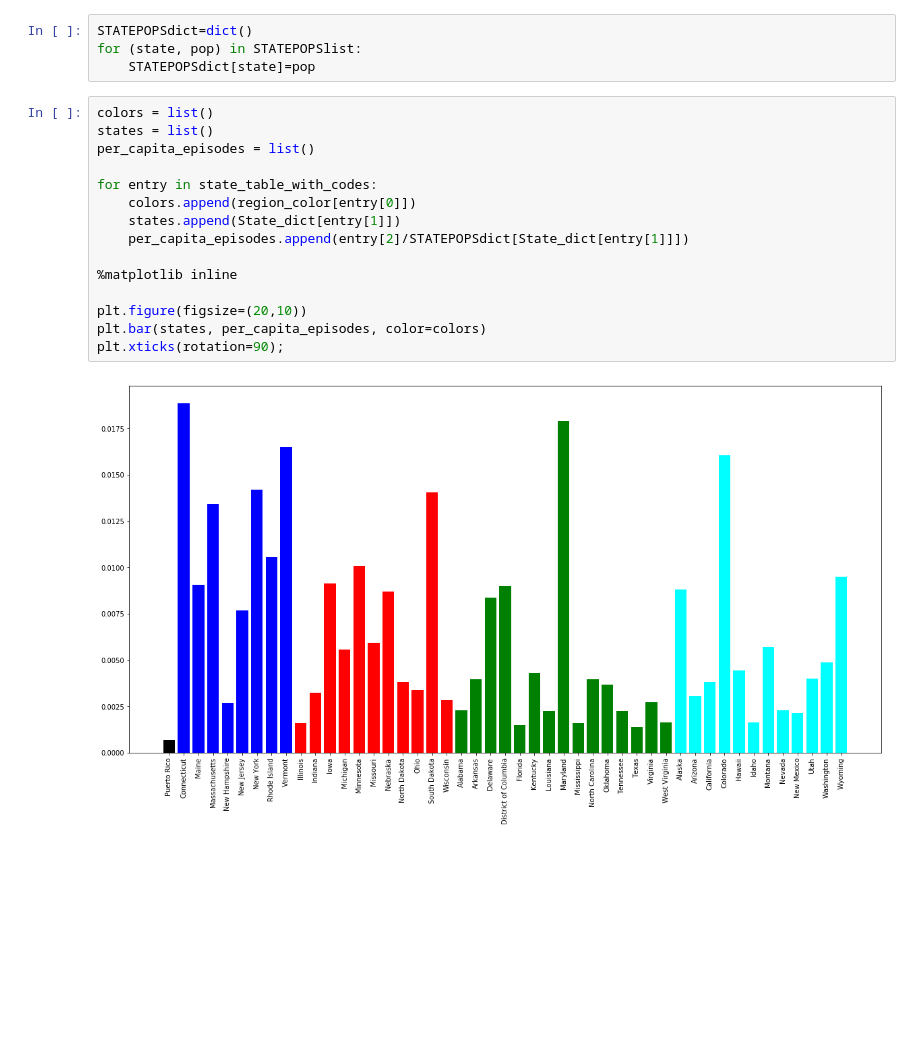
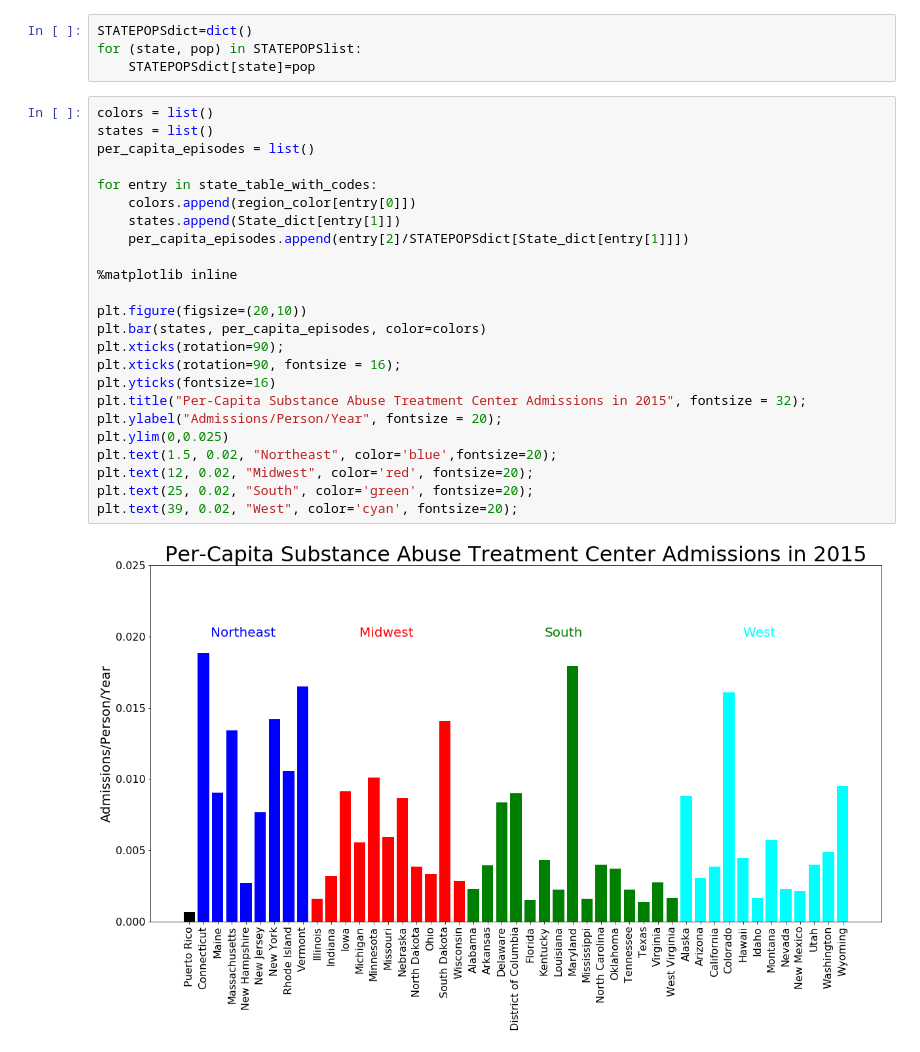
Before and after one commit to katevitale/SAMHDA, a Jupyter notebook: Main.ipynb, the cells around one changed output. Saved outputs shown, nothing was run; the diff lists cells and outputs as text; blank space fills up the shorter version.

```diff
--- a/Main.ipynb
+++ b/Main.ipynb
@@ -68,17 +77,26 @@ for (state, pop) in STATEPOPSlist:
 # %%
 colors = list()
 states = list()
 per_capita_episodes = list()
 
 for entry in state_table_with_codes:
     colors.append(region_color[entry[0]])
     states.append(State_dict[entry[1]])
     per_capita_episodes.append(entry[2]/STATEPOPSdict[State_dict[entry[1]]])
 
 %matplotlib inline
 
 plt.figure(figsize=(20,10))
 plt.bar(states, per_capita_episodes, color=colors)
 plt.xticks(rotation=90);
+plt.xticks(rotation=90, fontsize = 16);
+plt.yticks(fontsize=16)
+plt.title("Per-Capita Substance Abuse Treatment Center Admissions in 2015", fontsize = 32);
+plt.ylabel("Admissions/Person/Year", fontsize = 20);
+plt.ylim(0,0.025)
+plt.text(1.5, 0.02, "Northeast", color='blue',fontsize=20);
+plt.text(12, 0.02, "Midwest", color='red', fontsize=20);
+plt.text(25, 0.02, "South", color='green', fontsize=20);
+plt.text(39, 0.02, "West", color='cyan', fontsize=20);
 # %% [output]
-[figure, old version]
+[figure, new version]
```
Also changed, not shown: parts of 7 cells of this notebook.
